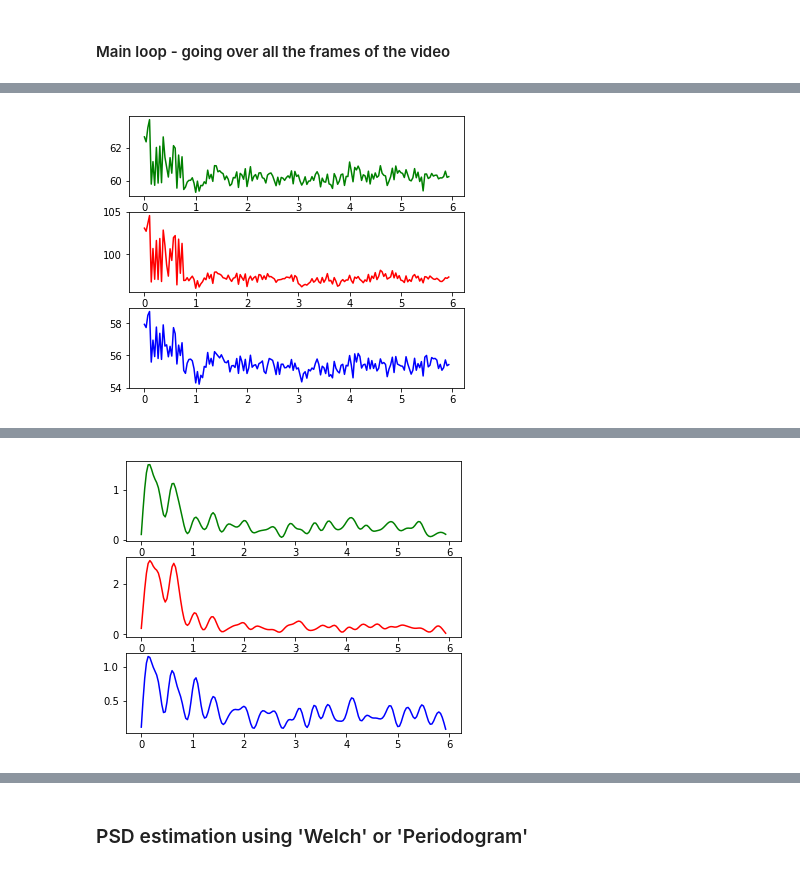
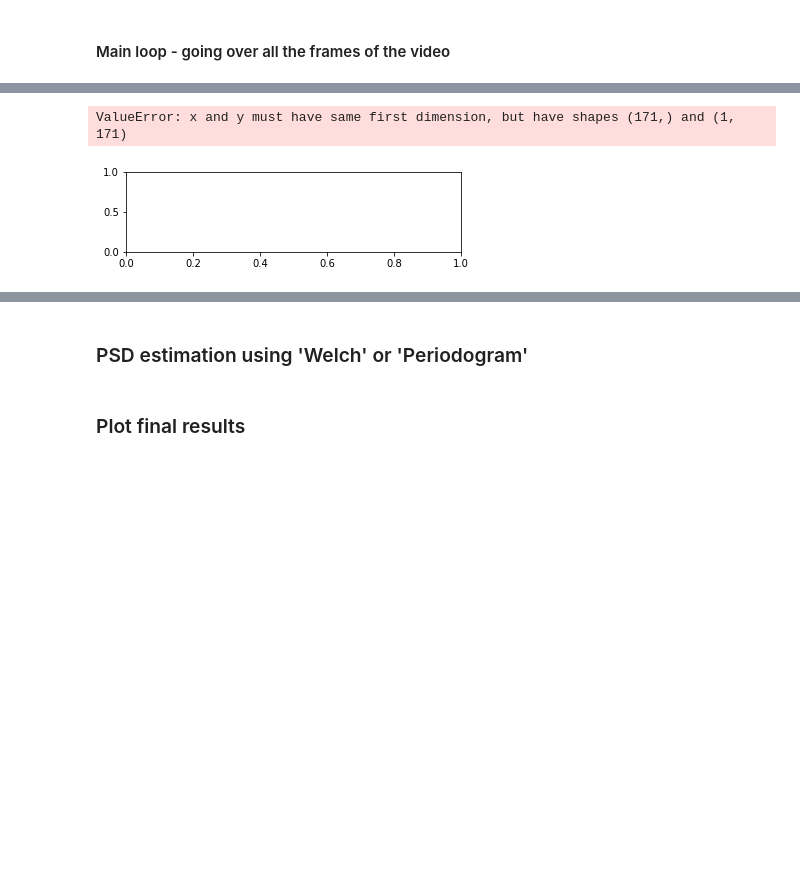
Before and after one commit to eyalgolan/KOIOS, a Jupyter notebook: basicEngine.ipynb, the cells around one changed output, grey strips where cells are left out. Drawn from its saved outputs; the diff is of its cells as text; code cells hidden in the pictures; blank space fills up the shorter version.

```diff
--- a/basicEngine.ipynb
+++ b/basicEngine.ipynb
@@ -25,5 +25,5 @@ dir = "perry-all-2"
 # should be a parameter of the engine
 dataset_location = ".." + seperator + "dataset" + seperator + "good_sync" + seperator
 specific_dir = dir
-video_location = dataset_location + specific_dir + seperator + "test.mp4"
+video_location = dataset_location + specific_dir + seperator + "test3.mp4"
 # %% [output]
@@ -168,13 +182,12 @@ logging.info("Working on video " + video_location)
 vidcap = cv2.VideoCapture(video_location)
 success, image = vidcap.read()
 fps = vidcap.get(cv2.CAP_PROP_FPS) # fs == sampling rate
+round_fps = np.round(fps)
 number_of_frames = vidcap.get(cv2.CAP_PROP_FRAME_COUNT)
-# greens = np.zeros((1, int(number_of_frames)))  # instead of lists
-# reds = np.zeros((1, int(number_of_frames)))
-# blues = np.zeros((1, int(number_of_frames)))
-
+window_size = 30
 greens,reds,blues = [],[],[]
 frame_number = 0
+heart_rates = []
 logging.info("Parsing images ...")
 while success:
     logging.info("parsing frame " + str(frame_number) + "/" + str(number_of_frames))
@@ -182,19 +195,30 @@ while success:
     rois = parse_roi(cv2.cvtColor(image, cv2.COLOR_BGR2RGB))  # build image ROI (rois is a tuple contains two regions)
     if rois is not None :
 #     image = cv2.imread("frame_roi_output.jpg") # possible BUG: read the same image twice if face not detected.(FIXED)
-        is_good_frame,greens,reds,blues = parse_RGB(np.vstack((rois[0],rois[1])), greens, reds, blues, frame_number)
+        roi = np.vstack((rois[0],rois[1]))
+        is_good_frame,greens,reds,blues = parse_RGB(roi, greens, reds, blues, frame_number)
     if is_good_frame:
         frame_number += 1
     success, image = get_new_frame(vidcap)
 
+greens = greens.reshape(-1, greens.shape[-1])
+size = 171
+while len(greens) > 30 :
+    window_start = size - window_size
+    size -= window_size
+    print("window_start: " + str(window_start) + " , size: " + str(size))
+    window = greens[window_start : window_start + window_size]
+    last_hr = heart_rates[-1] if len(heart_rates) > 0 else None
+    heart_rates.append(getHeartRate(window, last_hr))
+
 if frame_number != greens.size: # TO BE REVIEW BY EYAL, POSSIBLE BUG FIX HERE!
     frame_number = greens.size
-axis = np.arange((frame_number / np.round(fps)), step=(1 / 30)) # axis is Time
+axis = np.arange((frame_number / round_fps), step=(1 / 30)) # axis is Time
 plot_result(greens, reds, blues, axis, "All 3 channels") # original signals
 # apply filtering on all the channels:
-green_buttered = filter_channel(greens,fps)
-red_buttered = filter_channel(reds,fps)
-blue_buttered = filter_channel(blues,fps)
+green_buttered = filter_channel(greens,round_fps)
+red_buttered = filter_channel(reds,round_fps)
+blue_buttered = filter_channel(blues,round_fps)
 # plotting the channels after apllying the filter
 plot_result(green_buttered, red_buttered, blue_buttered, axis, "After Filter") # after filtering
 # %% [output]
@@ -218 +242,2 @@ plot_result(green_buttered, red_buttered, blue_buttered, axis, "After Filter") #
+ValueError: x and y must have same first dimension, but have shapes (171,) and (1, 171)
-[figure, old version]
+[figure, new version]
@@ -221 +243,0 @@ plot_result(green_buttered, red_buttered, blue_buttered, axis, "After Filter") #
-[figure, removed]
@@ -225 +250,3 @@ plot_result(green_buttered, red_buttered, blue_buttered, axis, "After Filter") #
+# %% [markdown]
+### Plot final results
 # %%
```
Also changed, not shown: parts of 8 cells of this notebook.
